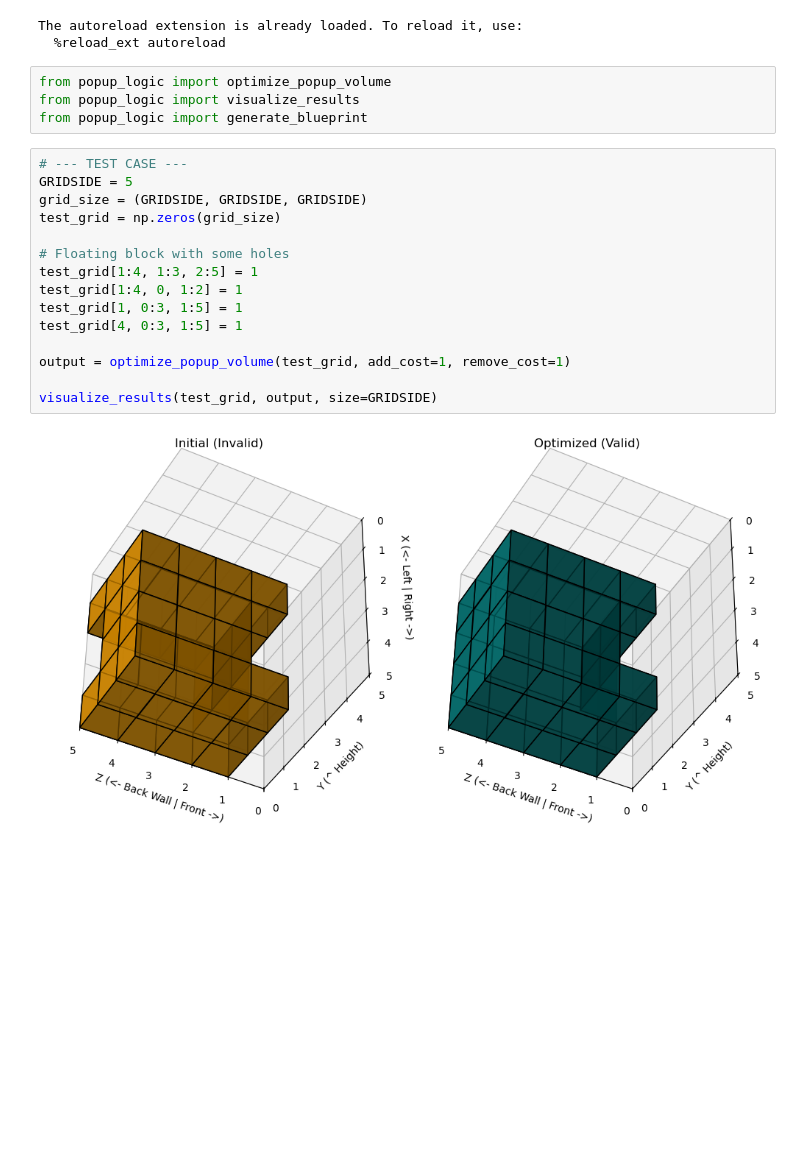
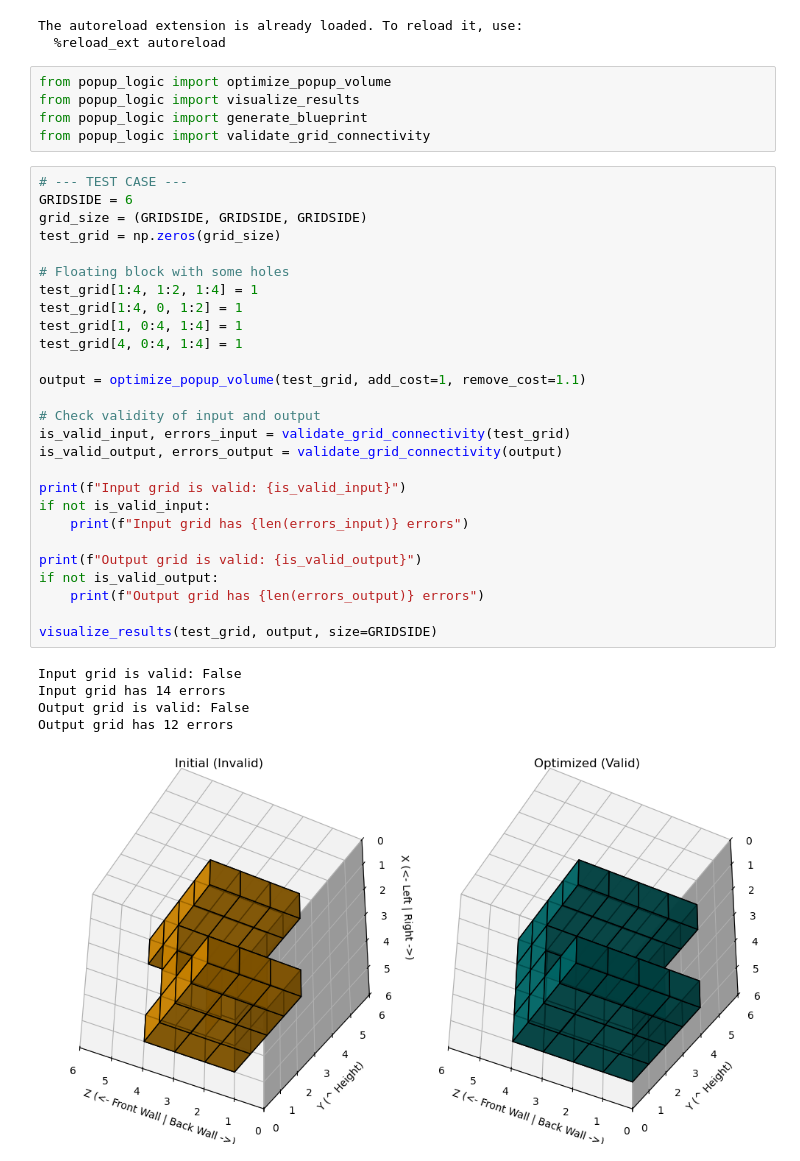
Before and after one commit to zining01/popup_design, a Jupyter notebook: popup_logic/popup_logic.ipynb, the cells around one changed output. Drawn from its saved outputs; the diff is of its cells as text; blank space fills up the shorter version.

```diff
--- a/popup_logic/popup_logic.ipynb
+++ b/popup_logic/popup_logic.ipynb
@@ -15,23 +15,40 @@ The autoreload extension is already loaded. To reload it, use:
 from popup_logic import optimize_popup_volume
 from popup_logic import visualize_results
 from popup_logic import generate_blueprint
+from popup_logic import validate_grid_connectivity
 # %%
 # --- TEST CASE ---
-GRIDSIDE = 5
+GRIDSIDE = 6
 grid_size = (GRIDSIDE, GRIDSIDE, GRIDSIDE)
 test_grid = np.zeros(grid_size)
 
 # Floating block with some holes
-test_grid[1:4, 1:3, 2:5] = 1
+test_grid[1:4, 1:2, 1:4] = 1
 test_grid[1:4, 0, 1:2] = 1
-test_grid[1, 0:3, 1:5] = 1
-test_grid[4, 0:3, 1:5] = 1
+test_grid[1, 0:4, 1:4] = 1
+test_grid[4, 0:4, 1:4] = 1
 
-output = optimize_popup_volume(test_grid, add_cost=1, remove_cost=1)
+output = optimize_popup_volume(test_grid, add_cost=1, remove_cost=1.1)
+
+# Check validity of input and output
+is_valid_input, errors_input = validate_grid_connectivity(test_grid)
+is_valid_output, errors_output = validate_grid_connectivity(output)
+
+print(f"Input grid is valid: {is_valid_input}")
+if not is_valid_input:
+    print(f"Input grid has {len(errors_input)} errors")
+
+print(f"Output grid is valid: {is_valid_output}")
+if not is_valid_output:
+    print(f"Output grid has {len(errors_output)} errors")
 
 visualize_results(test_grid, output, size=GRIDSIDE)
 # %% [output]
+Input grid is valid: False
+Input grid has 14 errors
+Output grid is valid: False
+Output grid has 12 errors
-[figure, old version]
+[figure, new version]
 # %%
 generate_blueprint(output)
 # %% [output]
```
Also changed, not shown: parts of 4 cells of this notebook, 1 other file.
